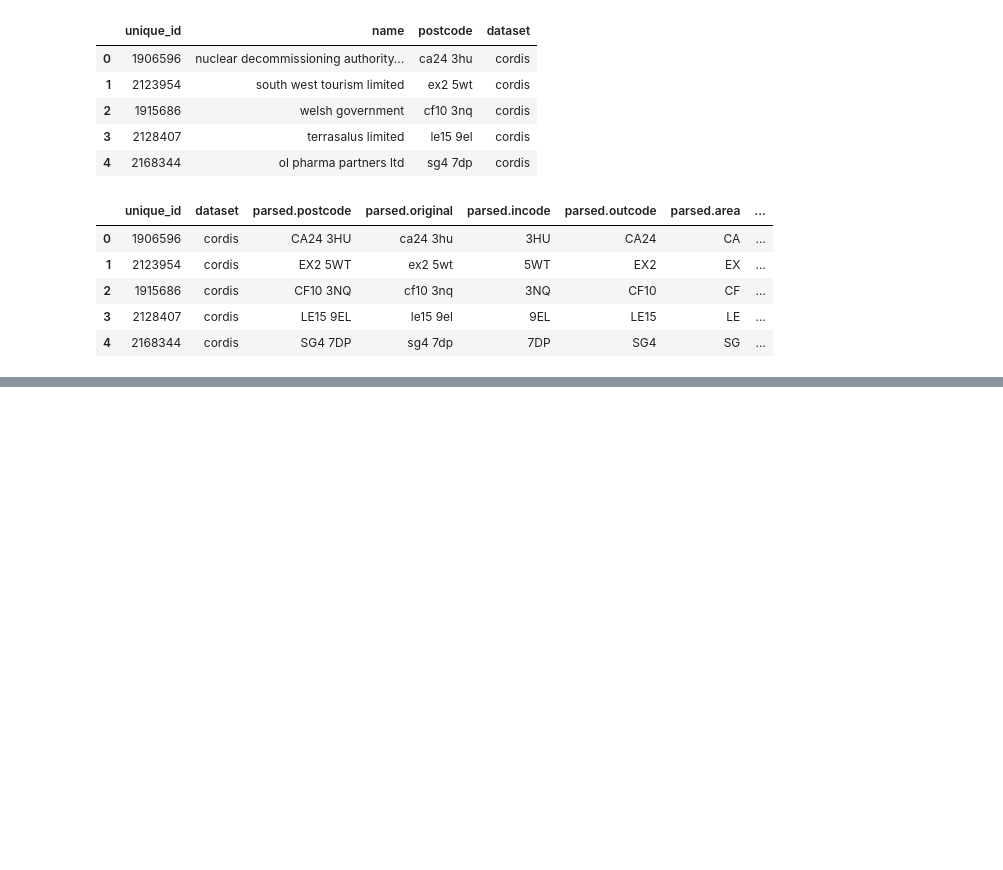
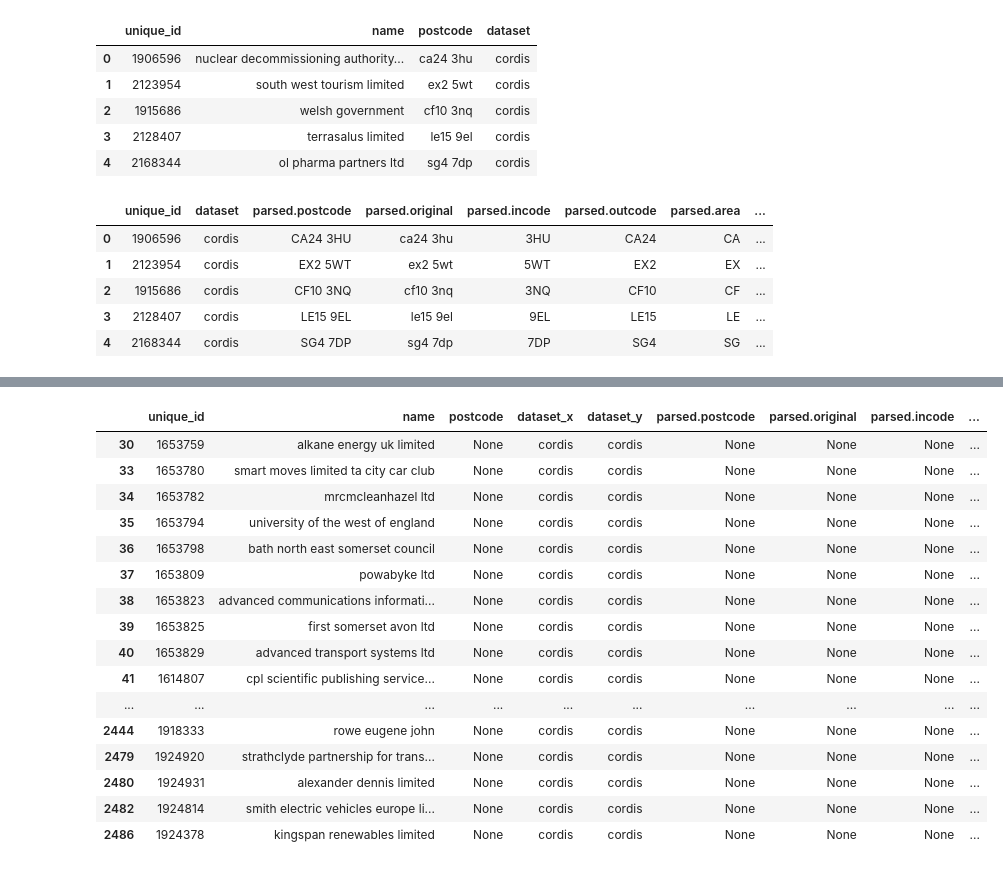
Before and after one commit to hpfield/OrgSync, a Jupyter notebook: eda/splink.ipynb, the cells around one changed output, grey strips where cells are left out. Cells and saved outputs as stored; diff of their text form; code cells hidden in the pictures; blank space fills up the shorter version.

```diff
--- a/eda/splink.ipynb
+++ b/eda/splink.ipynb
@@ -183,0 +177,22 @@ len(df)
+# %%
+# display df where parsed.postcode is null
+df[df["parsed.postcode"].isnull()].head(50)
+# df[df[""]]
+# %% [output]
+|  | unique_id | name | postcode | dataset_x | dataset_y | parsed.postcode | parsed.original | parsed.incode | ... |
+| 30 | 1653759 | alkane energy uk limited | None | cordis | cordis | None | None | None | ... |
+| 33 | 1653780 | smart moves limited ta city car club | None | cordis | cordis | None | None | None | ... |
+| 34 | 1653782 | mrcmcleanhazel ltd | None | cordis | cordis | None | None | None | ... |
+| 35 | 1653794 | university of the west of england | None | cordis | cordis | None | None | None | ... |
+| 36 | 1653798 | bath north east somerset council | None | cordis | cordis | None | None | None | ... |
+| 37 | 1653809 | powabyke ltd | None | cordis | cordis | None | None | None | ... |
+| 38 | 1653823 | advanced communications informati... | None | cordis | cordis | None | None | None | ... |
+| 39 | 1653825 | first somerset avon ltd | None | cordis | cordis | None | None | None | ... |
+| 40 | 1653829 | advanced transport systems ltd | None | cordis | cordis | None | None | None | ... |
+| 41 | 1614807 | cpl scientific publishing service... | None | cordis | cordis | None | None | None | ... |
+| ... | ... | ... | ... | ... | ... | ... | ... | ... | ... |
+| 2444 | 1918333 | rowe eugene john | None | cordis | cordis | None | None | None | ... |
+| 2479 | 1924920 | strathclyde partnership for trans... | None | cordis | cordis | None | None | None | ... |
+| 2480 | 1924931 | alexander dennis limited | None | cordis | cordis | None | None | None | ... |
+| 2482 | 1924814 | smith electric vehicles europe li... | None | cordis | cordis | None | None | None | ... |
+| 2486 | 1924378 | kingspan renewables limited | None | cordis | cordis | None | None | None | ... |
```
Also changed, not shown: parts of 4 cells of this notebook, 1 other file.
